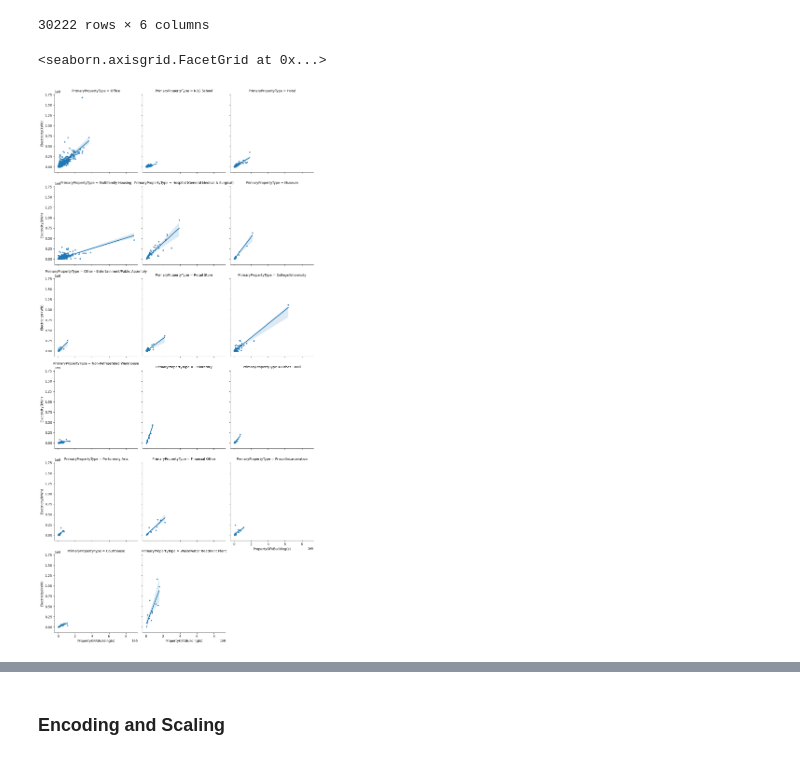
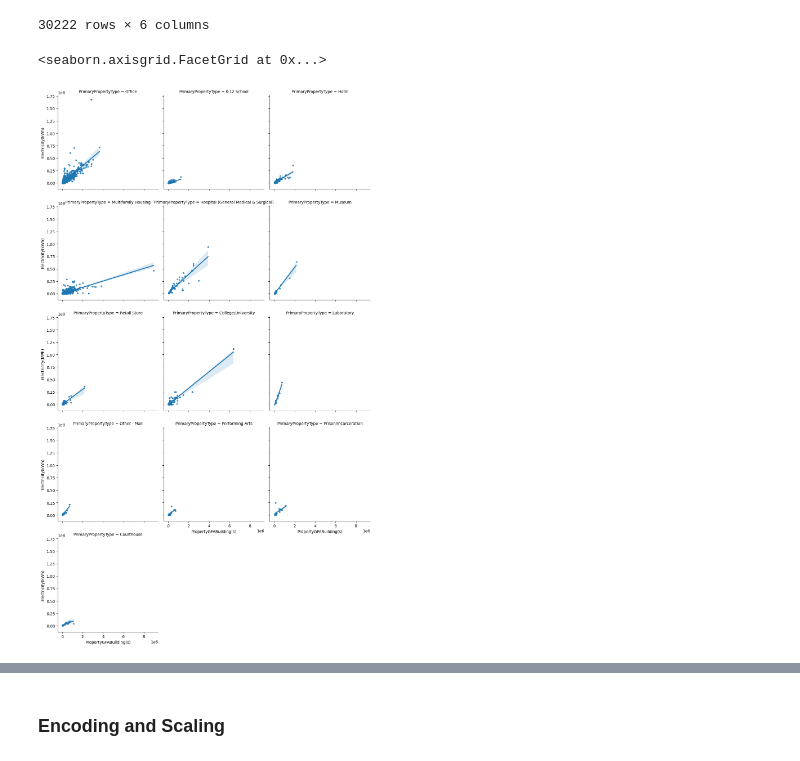
Before and after one commit to hramzan01/project_zero, a Jupyter notebook: nb_utilities_datamerge.ipynb, the cells around one changed output, grey strips where cells are left out. Saved outputs shown, nothing was run; the diff lists cells and outputs as text; code cells hidden in the pictures.

```diff
--- a/nb_utilities_datamerge.ipynb
+++ b/nb_utilities_datamerge.ipynb
@@ -98,7 +98,6 @@ df_nyc_renamed = df_nyc.rename(columns={
     'Self-Reported Gross Floor Area (ft²)': 'PropertyGFABuilding(s)',
     'Year Built': 'YearBuilt',
     'Electricity Use - Grid Purchase (kWh)': 'Electricity(kWh)',
-    'Occupancy': 'Occupancy'
 })
 
 # Concatenate the two DataFrames
@@ -108,4 +107,3 @@ merged_df.isna().sum()
 cities_df = merged_df
 
 df_nyc_renamed.dropna(subset=['Electricity(kWh)'], inplace=True)
-df_nyc_renamed['Number of Buildings'].unique()
@@ -201,30 +193,34 @@ df_nyc_renamed
 # %%
 # Regressing GFA to Electricty consumption by filtered property type
 drop_types = [
     'Fire Station',
     'Transportation Terminal/Station',
     'Movie Theater',
     'Supermarket/Grocery Store',
     'Outpatient Rehabilitation/Physical Therapy',
     'Data Center',
     'Wholesale Club/Supercenter',
     'Ambulatory Surgical Center',
     'Pre-school/Daycare',
     'Worship Facility',
     'Other - Specialty Hospital',
     'Senior Care Community',
     'Residence Hall/Dormitory',
     'Self-Storage Facility',
     'Parking',
     'Stadium (Open)',
     'Other',
     'Mixed Use Property',
-    'Enclosed Mall'
+    'Enclosed Mall',
+    'Wastewater Treatment Plant',
+    'Other - Entertainment/Public Assembly',
+    'Non-Refrigerated Warehouse',
+    'Financial Office'
 ]
 
 df_nyc_renamed = df_nyc_renamed[~df_nyc_renamed.PrimaryPropertyType.isin(drop_types)]
 g = sns.FacetGrid(data=df_nyc_renamed,col='PrimaryPropertyType',col_wrap=3, height=4)
 g.map(sns.regplot, 'PropertyGFABuilding(s)', 'Electricity(kWh)', scatter_kws={'s': 10})
 # %% [output]
 <seaborn.axisgrid.FacetGrid at 0x...>
-[figure, old version]
+[figure, new version]
```
Also changed, not shown: parts of 11 cells of this notebook.
